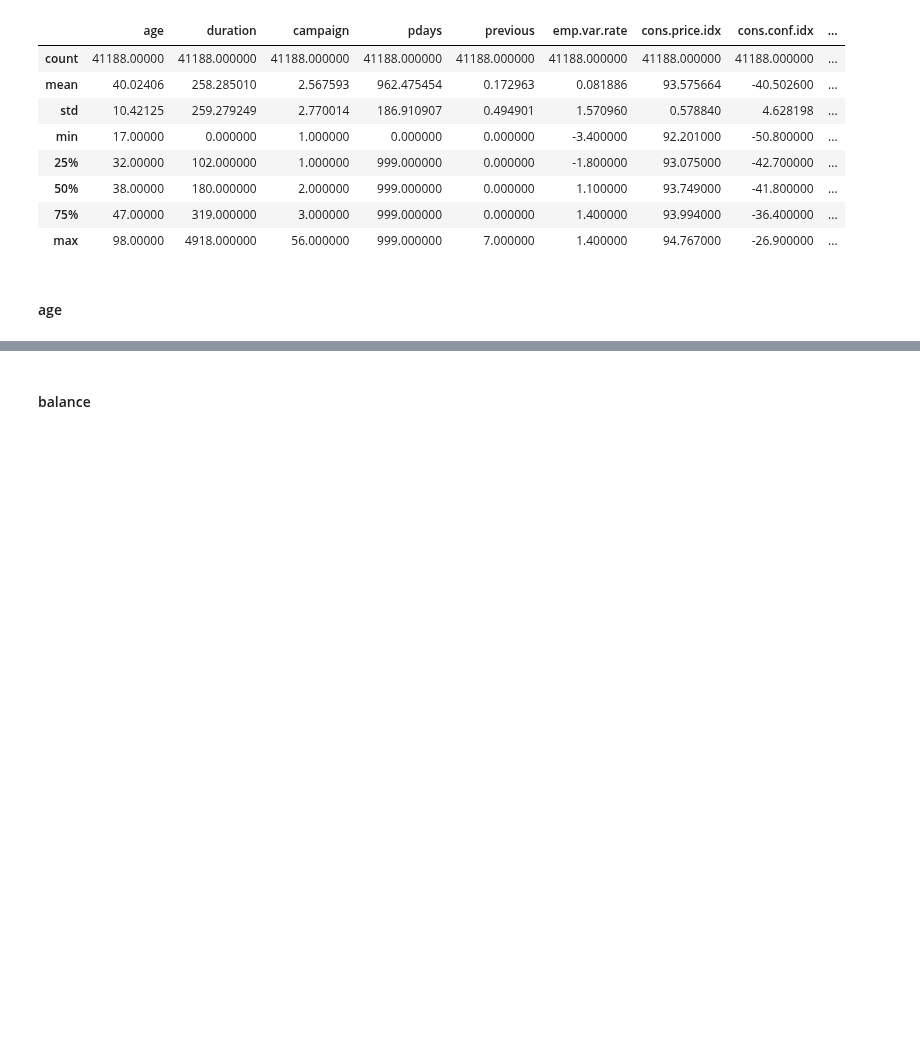
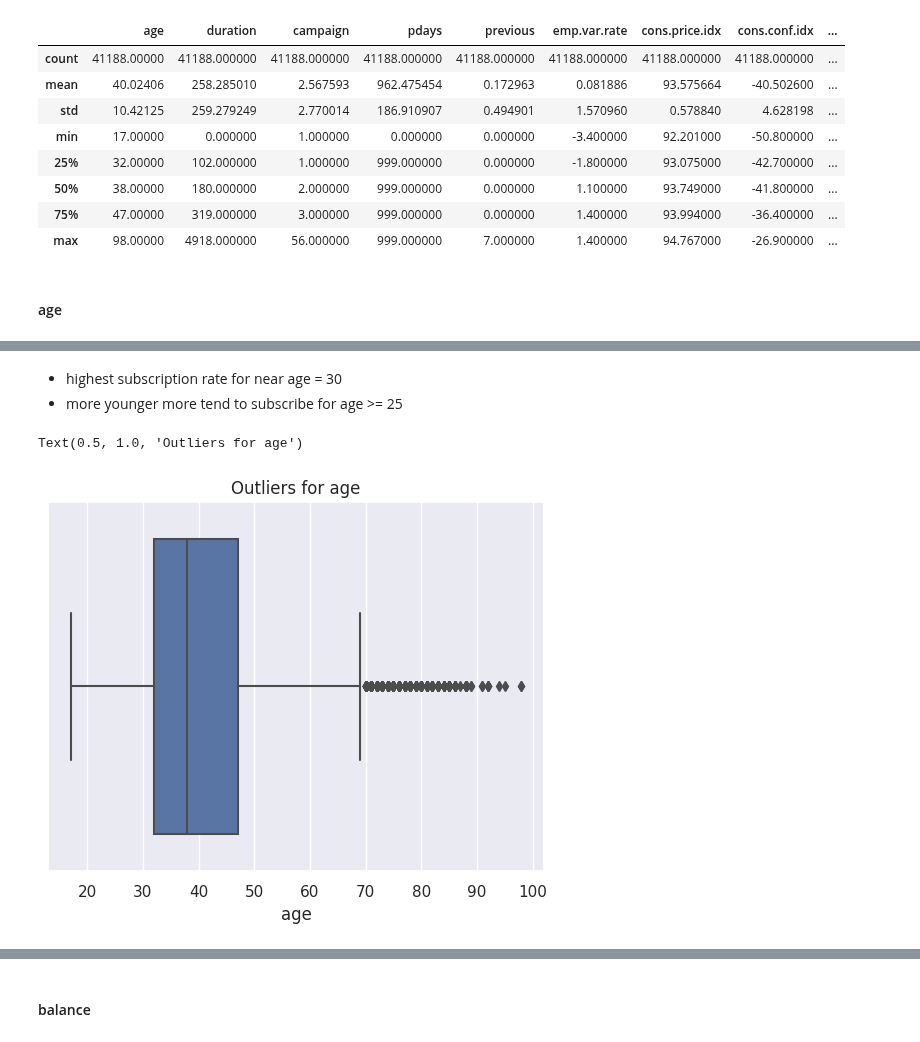
Before and after one commit to dmytrovelychko/rd_ds_python, a Jupyter notebook: cw.ipynb, the cells around one changed output, grey strips where cells are left out. Drawn from its saved outputs; the diff is of its cells as text; code cells hidden in the pictures; blank space fills up the shorter version.

```diff
--- a/cw.ipynb
+++ b/cw.ipynb
@@ -110,0 +128,9 @@ df.describe()
+# %% [markdown]
+- highest subscription rate for near age = 30
+- more younger more tend to subscribe for age >= 25
+# %%
+sns.boxplot(data=df, x="age")
+plt.title('Outliers for age')
+# %% [output]
+Text(0.5, 1.0, 'Outliers for age')
+[figure, added]
```
Also changed, not shown: parts of 8 cells of this notebook.
